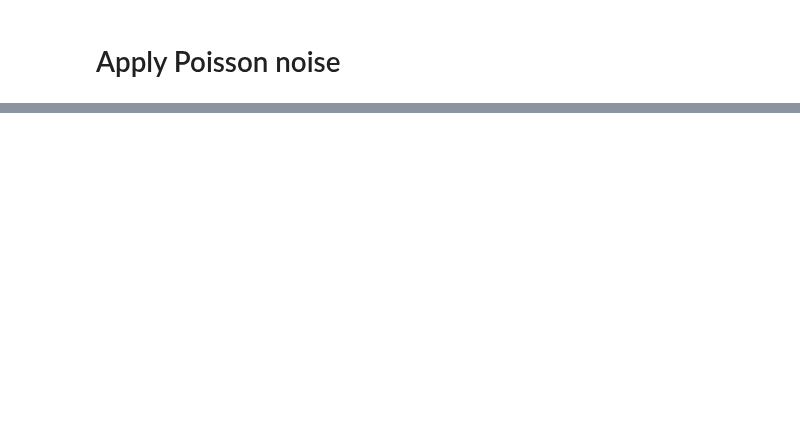
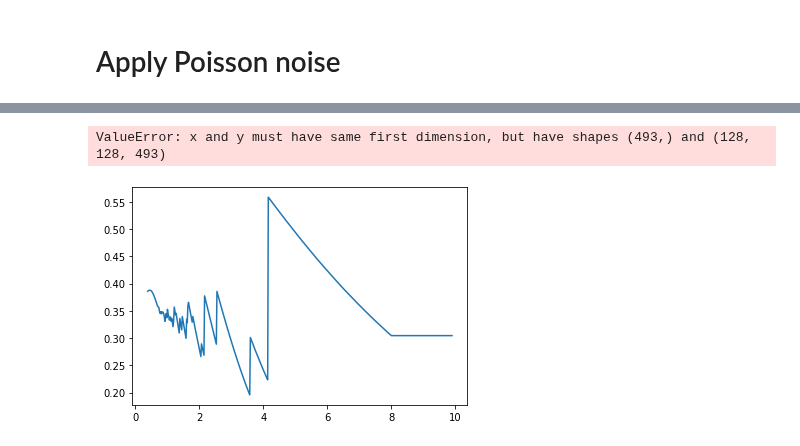
Before and after one commit to neutronimaging/ToFImaging, a Jupyter notebook: scripts/LowSNR_fit.ipynb, the cells around one changed output, grey strips where cells are left out. Saved outputs shown, nothing was run; the diff lists cells and outputs as text; code cells hidden in the pictures; blank space fills up the shorter version.

```diff
--- a/scripts/LowSNR_fit.ipynb
+++ b/scripts/LowSNR_fit.ipynb
@@ -77,0 +147,21 @@ plt.close()
+# %%
+#dim = 2
+Ksize = 3
+K1 = np.ones((Ksize,Ksize))
+Y0_c = np.zeros((int(np.shape(Y0)[0]),int(np.shape(Y0)[1]),int(np.shape(Y0)[2])))
+Y_c = np.zeros((int(np.shape(Y0)[0]),int(np.shape(Y0)[1]),int(np.shape(Y0)[2])))
+T_c_dir = np.zeros((int(np.shape(Y0)[0]),int(np.shape(Y0)[1]),int(np.shape(Y0)[2])))
+for i in range(0,int(np.shape(Y0)[2]),1):
+    Y0_c[:,:,i] = scipy.signal.convolve2d(Y0[:,:,i],K1,'same')
+    Y_c[:,:,i] = scipy.signal.convolve2d(Y[:,:,i],K1,'same')
+    T_c_dir[:,:,i] = scipy.signal.convolve2d(T_n[:,:,i],K1,'same')
+T_c = np.divide(Y_c,Y0_c)
+
+plt.plot(l,T_int)
+plt.plot(l,T_c)
+plt.plot(l,T_c_dir)
+plt.show()
+plt.close()
+# %% [output]
+ValueError: x and y must have same first dimension, but have shapes (493,) and (128, 128, 493)
+[figure, added]
```
Also changed, not shown: parts of 10 cells of this notebook, 1 other file.
